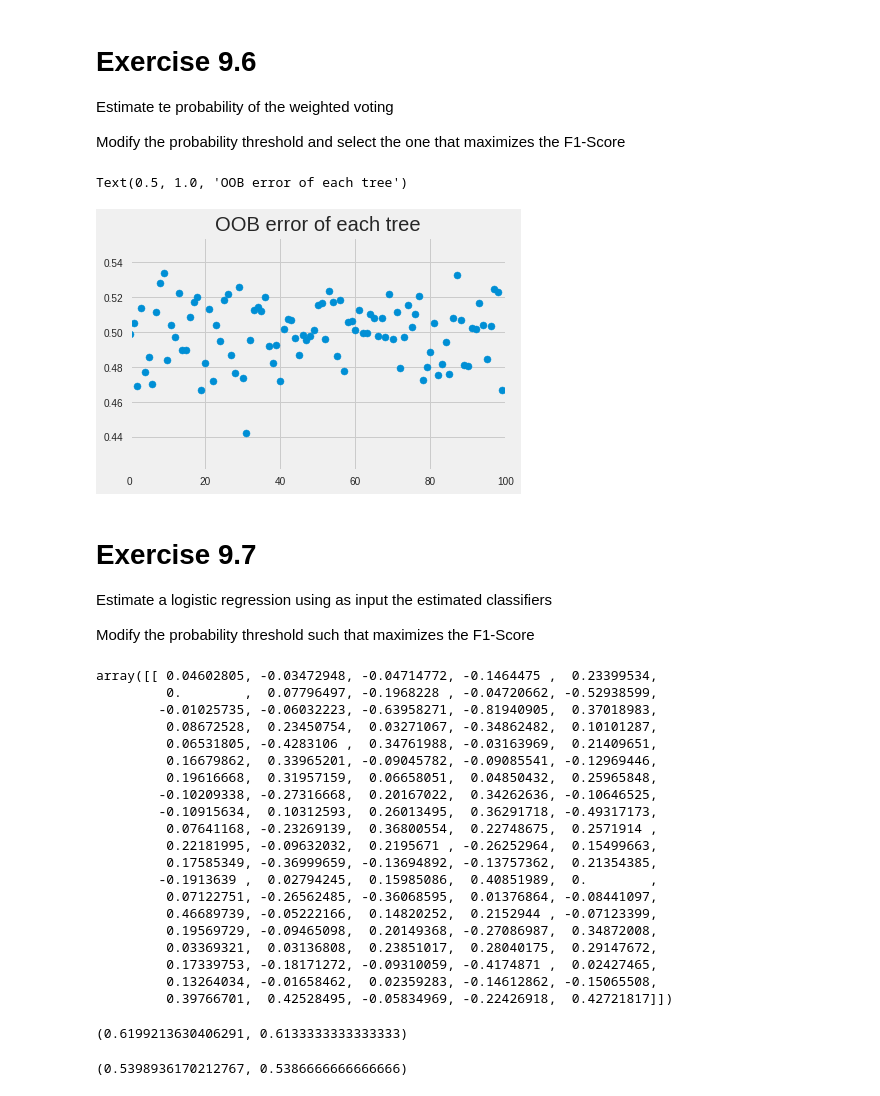
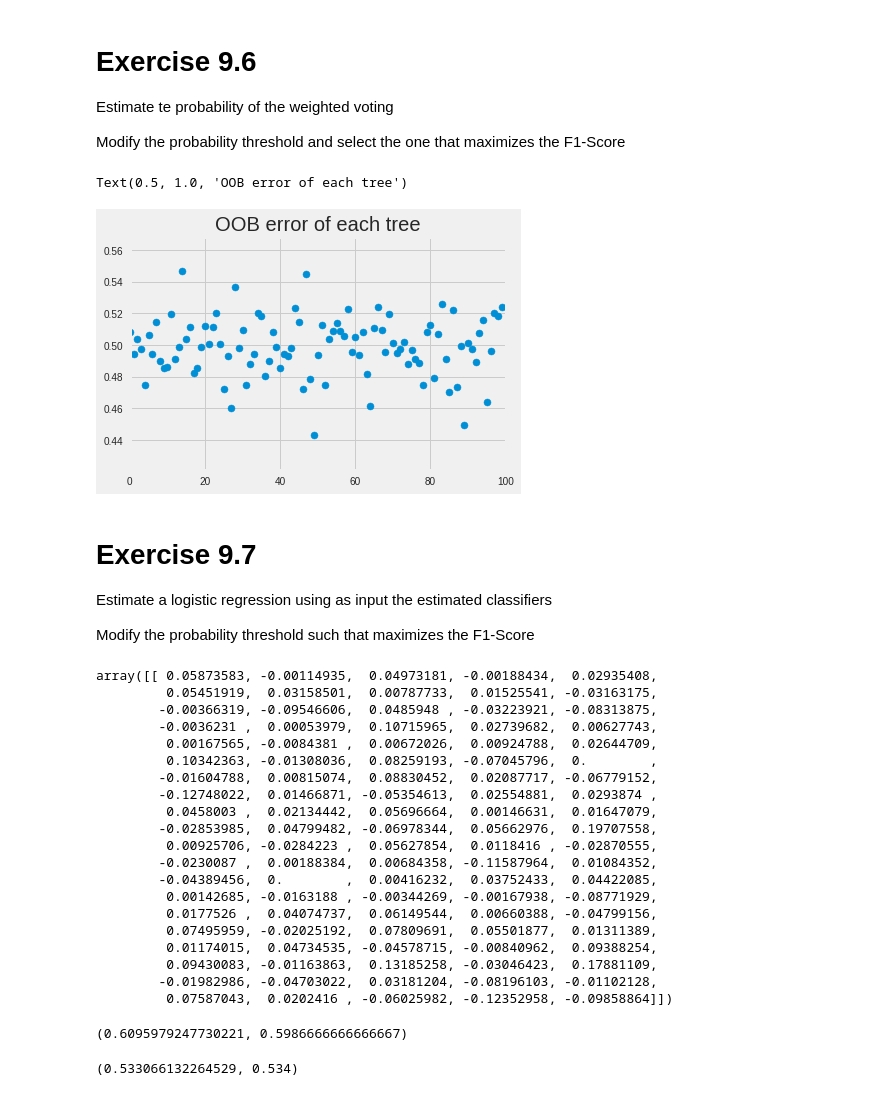
Before and after one commit to rodrigoamorteguiaros/Uniandes---Analytics, a Jupyter notebook: E9_Bagging.ipynb, the cells around one changed output. Saved outputs shown, nothing was run; the diff lists cells and outputs as text; code cells hidden in the pictures.

```diff
--- a/E9_Bagging.ipynb
+++ b/E9_Bagging.ipynb
@@ -258,34 +256,41 @@ Estimate te probability of the weighted voting
 
 Modify the probability threshold and select the one that maximizes the F1-Score
 # %%
+n_estimators=100
 np.random.seed(123)
 seeds = np.random.randint(1, 10000, size=n_estimators)
+n_samples = X_train.shape[0]
+
+# create bootstrap samples (will be used to select rows from the DataFrame)
+samples = [np.random.choice(a=n_samples, size=n_samples, replace=True) for _ in range(n_estimators)]
+
+
 
 trees = {}
 for i in range(n_estimators):
     trees[i] = DecisionTreeClassifier(max_features="sqrt", max_depth=None, random_state=seeds[i])
     trees[i].fit(X_train_n.iloc[samples[i]], y_train.iloc[samples[i]])
 
 samples_oob = []
 for sample in samples:
     samples_oob.append(sorted(set(range(n_samples)) - set(sample)))
 
 errors = np.zeros(n_estimators)
 
 for i in range(n_estimators):
     y_pred_ = trees[i].predict(X_train.iloc[samples_oob[i]])
     errors[i] = 1 - metrics.accuracy_score(y_train.iloc[samples_oob[i]], y_pred_)
 
 %matplotlib inline
 import matplotlib.pyplot as plt
 plt.style.use('fivethirtyeight')
 
 plt.scatter(range(n_estimators), errors)
 plt.xlim([0, n_estimators])
 plt.title('OOB error of each tree')
 # %% [output]
 Text(0.5, 1.0, 'OOB error of each tree')
-[figure, old version]
+[figure, new version]
 # %% [markdown]
 # Exercise 9.7
 
@@ -305,26 +310,26 @@ lr.fit(X_train_2, y_train)
 
 lr.coef_
 # %% [output]
-array([[ 0.04602805, -0.03472948, -0.04714772, -0.1464475 ,  0.23399534,
-         0.        ,  0.07796497, -0.1968228 , -0.04720662, -0.52938599,
-        -0.01025735, -0.06032223, -0.63958271, -0.81940905,  0.37018983,
-         0.08672528,  0.23450754,  0.03271067, -0.34862482,  0.10101287,
-         0.06531805, -0.4283106 ,  0.34761988, -0.03163969,  0.21409651,
-         0.16679862,  0.33965201, -0.09045782, -0.09085541, -0.12969446,
-         0.19616668,  0.31957159,  0.06658051,  0.04850432,  0.25965848,
-        -0.10209338, -0.27316668,  0.20167022,  0.34262636, -0.10646525,
-        -0.10915634,  0.10312593,  0.26013495,  0.36291718, -0.49317173,
-         0.07641168, -0.23269139,  0.36800554,  0.22748675,  0.2571914 ,
-         0.22181995, -0.09632032,  0.2195671 , -0.26252964,  0.15499663,
-         0.17585349, -0.36999659, -0.13694892, -0.13757362,  0.21354385,
-        -0.1913639 ,  0.02794245,  0.15985086,  0.40851989,  0.        ,
-         0.07122751, -0.26562485, -0.36068595,  0.01376864, -0.08441097,
-         0.46689739, -0.05222166,  0.14820252,  0.2152944 , -0.07123399,
-         0.19569729, -0.09465098,  0.20149368, -0.27086987,  0.34872008,
-         0.03369321,  0.03136808,  0.23851017,  0.28040175,  0.29147672,
-         0.17339753, -0.18171272, -0.09310059, -0.4174871 ,  0.02427465,
-         0.13264034, -0.01658462,  0.02359283, -0.14612862, -0.15065508,
-         0.39766701,  0.42528495, -0.05834969, -0.22426918,  0.42721817]])
+array([[ 0.05873583, -0.00114935,  0.04973181, -0.00188434,  0.02935408,
+         0.05451919,  0.03158501,  0.00787733,  0.01525541, -0.03163175,
+        -0.00366319, -0.09546606,  0.0485948 , -0.03223921, -0.08313875,
+        -0.0036231 ,  0.00053979,  0.10715965,  0.02739682,  0.00627743,
+         0.00167565, -0.0084381 ,  0.00672026,  0.00924788,  0.02644709,
+         0.10342363, -0.01308036,  0.08259193, -0.07045796,  0.        ,
+        -0.01604788,  0.00815074,  0.08830452,  0.02087717, -0.06779152,
+        -0.12748022,  0.01466871, -0.05354613,  0.02554881,  0.0293874 ,
+         0.0458003 ,  0.02134442,  0.05696664,  0.00146631,  0.01647079,
+        -0.02853985,  0.04799482, -0.06978344,  0.05662976,  0.19707558,
+         0.00925706, -0.0284223 ,  0.05627854,  0.0118416 , -0.02870555,
+        -0.0230087 ,  0.00188384,  0.00684358, -0.11587964,  0.01084352,
+        -0.04389456,  0.        ,  0.00416232,  0.03752433,  0.04422085,
+         0.00142685, -0.0163188 , -0.00344269, -0.00167938, -0.08771929,
+         0.0177526 ,  0.04074737,  0.06149544,  0.00660388, -0.04799156,
+         0.07495959, -0.02025192,  0.07809691,  0.05501877,  0.01311389,
+         0.01174015,  0.04734535, -0.04578715, -0.00840962,  0.09388254,
+         0.09430083, -0.01163863,  0.13185258, -0.03046423,  0.17881109,
+        -0.01982986, -0.04703022,  0.03181204, -0.08196103, -0.01102128,
+         0.07587043,  0.0202416 , -0.06025982, -0.12352958, -0.09858864]])
 # %%
 for i in range(n_estimators):
     y_pred_df.iloc[:, i] = trees[i].predict(X_test)
@@ -334,7 +339,7 @@ y_pred = lr.predict(y_pred_df)
 
 metrics.f1_score(y_pred, y_test), metrics.accuracy_score(y_pred, y_test)
 # %% [output]
-(0.6199213630406291, 0.6133333333333333)
+(0.6095979247730221, 0.5986666666666667)
 # %%
 y_pred_all_ = np.zeros((X_test.shape[0], clf.n_estimators))
 X_train_3 = np.zeros((X_train.shape[0], clf.n_estimators))
@@ -355,4 +360,4 @@ dt.fit(X_train, y_train)
 y_pred = dt.predict(X_test)
 metrics.f1_score(y_pred, y_test), metrics.accuracy_score(y_pred, y_test)
 # %% [output]
-(0.5398936170212767, 0.5386666666666666)
+(0.533066132264529, 0.534)
```
Also changed, not shown: parts of 6 cells of this notebook.
